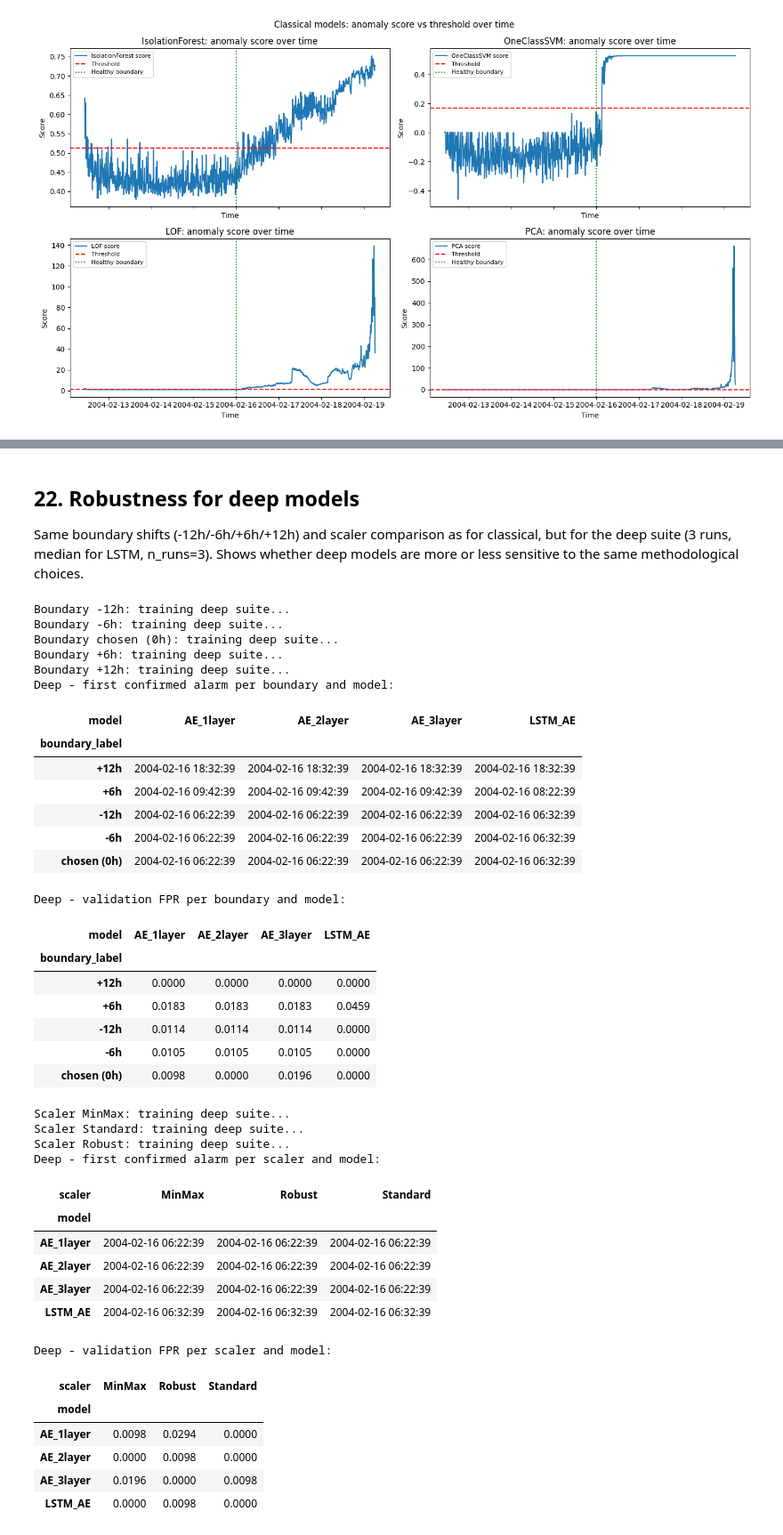
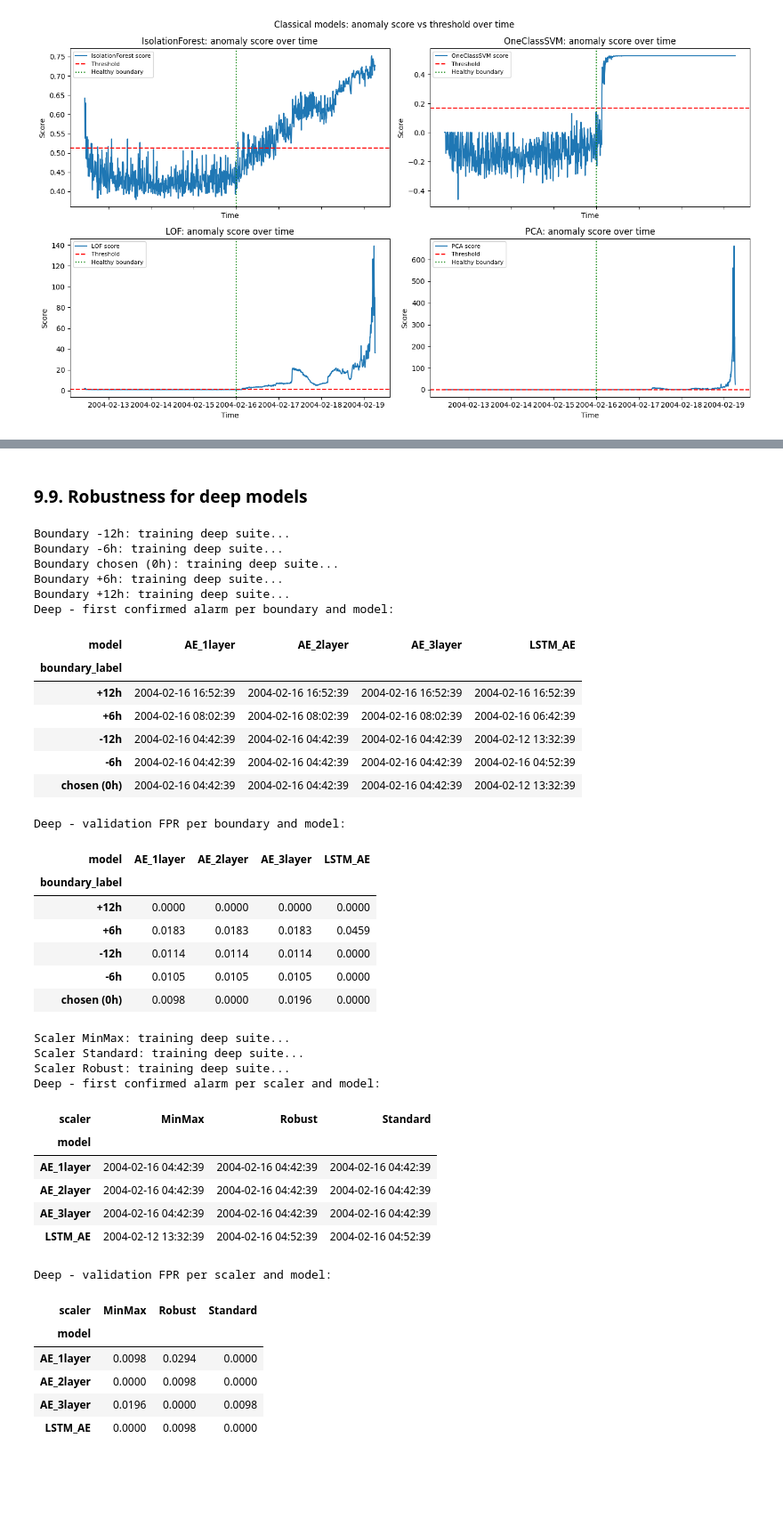
Before and after one commit to maidabiber/anomaly-detection-thesis, a Jupyter notebook: notebooks/analyze_2nd_test.ipynb, the cells around one changed output, grey strips where cells are left out. Shown at 89% size. Drawn from its saved outputs; the diff is of its cells as text; code cells hidden in the pictures; blank space fills up the shorter version.

```diff
--- a/notebooks/analyze_2nd_test.ipynb
+++ b/notebooks/analyze_2nd_test.ipynb
@@ -770,7 +741,0 @@ LSTM uses median over 3 runs (not mean) for robustness. On the 3rd test single-s
-# %%
-from src.experiments import run_deep_suite, format_deep_summary
-
-train_end = df_healthy_train.index[-1]
-val_end = df_healthy.index[-1]
-deep_summary_df, deep_results = run_deep_suite(
-    X_healthy_train, X_all, X_healthy_val, df.index, train_end, val_end, input_dim, verbose=True)
@@ -1090,38 +1069,41 @@ Epoch count does not move alarms on this test.
 # %% [markdown]
-## 22. Robustness for deep models
-
-Same boundary shifts (-12h/-6h/+6h/+12h) and scaler comparison as for classical, but for the deep suite (3 runs, median for LSTM, n_runs=3). Shows whether deep models are more or less sensitive to the same methodological choices.
+### 9.9. Robustness for deep models
 # %%
+import importlib
+import src.experiments
+importlib.reload(src.experiments)
 from src.experiments import deep_boundary_sensitivity, deep_compare_scalers
 from sklearn.preprocessing import MinMaxScaler, StandardScaler, RobustScaler
 
 # Boundary sensitivity for deep
-deep_sens = deep_boundary_sensitivity(boundary_candidates, list(df.columns), df, verbose=True)
+# Winning config from the section 9 conclusion: window=10 passed explicitly (NOT the
+# config.CONTINUITY_WINDOW default of 20); mean+3std threshold = config.py defaults.
+deep_sens = deep_boundary_sensitivity(boundary_candidates, list(df.columns), df, verbose=True, window=10)
 print("Deep - first confirmed alarm per boundary and model:")
 display(deep_sens.pivot_table(index='boundary_label', columns='model', values='alarm', aggfunc='first', observed=True))
 print("Deep - validation FPR per boundary and model:")
 display(deep_sens.pivot_table(index='boundary_label', columns='model', values='fpr_val', aggfunc='first', observed=True).style.format('{:.4f}'))
 
 # Scaler robustness for deep
-deep_scal = deep_compare_scalers({'MinMax': MinMaxScaler, 'Standard': StandardScaler, 'Robust': RobustScaler}, df, df_healthy_train, df_healthy_val, train_end, val_end, verbose=True)
+deep_scal = deep_compare_scalers({'MinMax': MinMaxScaler, 'Standard': StandardScaler, 'Robust': RobustScaler}, df, df_healthy_train, df_healthy_val, train_end, val_end, verbose=True, window=10)
 print("Deep - first confirmed alarm per scaler and model:")
 display(deep_scal.pivot_table(index='model', columns='scaler', values='alarm', aggfunc='first', observed=True))
 print("Deep - validation FPR per scaler and model:")
 display(deep_scal.pivot_table(index='model', columns='scaler', values='fpr_val', aggfunc='first', observed=True).style.format('{:.4f}'))
 # %% [output]
 Boundary -12h: training deep suite...
 Boundary -6h: training deep suite...
 Boundary chosen (0h): training deep suite...
 Boundary +6h: training deep suite...
 Boundary +12h: training deep suite...
 Deep - first confirmed alarm per boundary and model:
 | model | AE_1layer | AE_2layer | AE_3layer | LSTM_AE |
 | boundary_label |  |  |  |  |
-| +12h | 2004-02-16 18:32:39 | 2004-02-16 18:32:39 | 2004-02-16 18:32:39 | 2004-02-16 18:32:39 |
-| +6h | 2004-02-16 09:42:39 | 2004-02-16 09:42:39 | 2004-02-16 09:42:39 | 2004-02-16 08:22:39 |
-| -12h | 2004-02-16 06:22:39 | 2004-02-16 06:22:39 | 2004-02-16 06:22:39 | 2004-02-16 06:32:39 |
-| -6h | 2004-02-16 06:22:39 | 2004-02-16 06:22:39 | 2004-02-16 06:22:39 | 2004-02-16 06:32:39 |
-| chosen (0h) | 2004-02-16 06:22:39 | 2004-02-16 06:22:39 | 2004-02-16 06:22:39 | 2004-02-16 06:32:39 |
+| +12h | 2004-02-16 16:52:39 | 2004-02-16 16:52:39 | 2004-02-16 16:52:39 | 2004-02-16 16:52:39 |
+| +6h | 2004-02-16 08:02:39 | 2004-02-16 08:02:39 | 2004-02-16 08:02:39 | 2004-02-16 06:42:39 |
+| -12h | 2004-02-16 04:42:39 | 2004-02-16 04:42:39 | 2004-02-16 04:42:39 | 2004-02-12 13:32:39 |
+| -6h | 2004-02-16 04:42:39 | 2004-02-16 04:42:39 | 2004-02-16 04:42:39 | 2004-02-16 04:52:39 |
+| chosen (0h) | 2004-02-16 04:42:39 | 2004-02-16 04:42:39 | 2004-02-16 04:42:39 | 2004-02-12 13:32:39 |
 Deep - validation FPR per boundary and model:
 | model | AE_1layer | AE_2layer | AE_3layer | LSTM_AE |
 | boundary_label |  |  |  |  |
@@ -1136,10 +1118,10 @@ Scaler Robust: training deep suite...
 Deep - first confirmed alarm per scaler and model:
 | scaler | MinMax | Robust | Standard |
 | model |  |  |  |
-| AE_1layer | 2004-02-16 06:22:39 | 2004-02-16 06:22:39 | 2004-02-16 06:22:39 |
-| AE_2layer | 2004-02-16 06:22:39 | 2004-02-16 06:22:39 | 2004-02-16 06:22:39 |
-| AE_3layer | 2004-02-16 06:22:39 | 2004-02-16 06:22:39 | 2004-02-16 06:22:39 |
-| LSTM_AE | 2004-02-16 06:32:39 | 2004-02-16 06:32:39 | 2004-02-16 06:32:39 |
+| AE_1layer | 2004-02-16 04:42:39 | 2004-02-16 04:42:39 | 2004-02-16 04:42:39 |
+| AE_2layer | 2004-02-16 04:42:39 | 2004-02-16 04:42:39 | 2004-02-16 04:42:39 |
+| AE_3layer | 2004-02-16 04:42:39 | 2004-02-16 04:42:39 | 2004-02-16 04:42:39 |
+| LSTM_AE | 2004-02-12 13:32:39 | 2004-02-16 04:52:39 | 2004-02-16 04:52:39 |
 Deep - validation FPR per scaler and model:
 | scaler | MinMax | Robust | Standard |
 | model |  |  |  |
```
Also changed, not shown: parts of 85 cells of this notebook, 2 other files.
